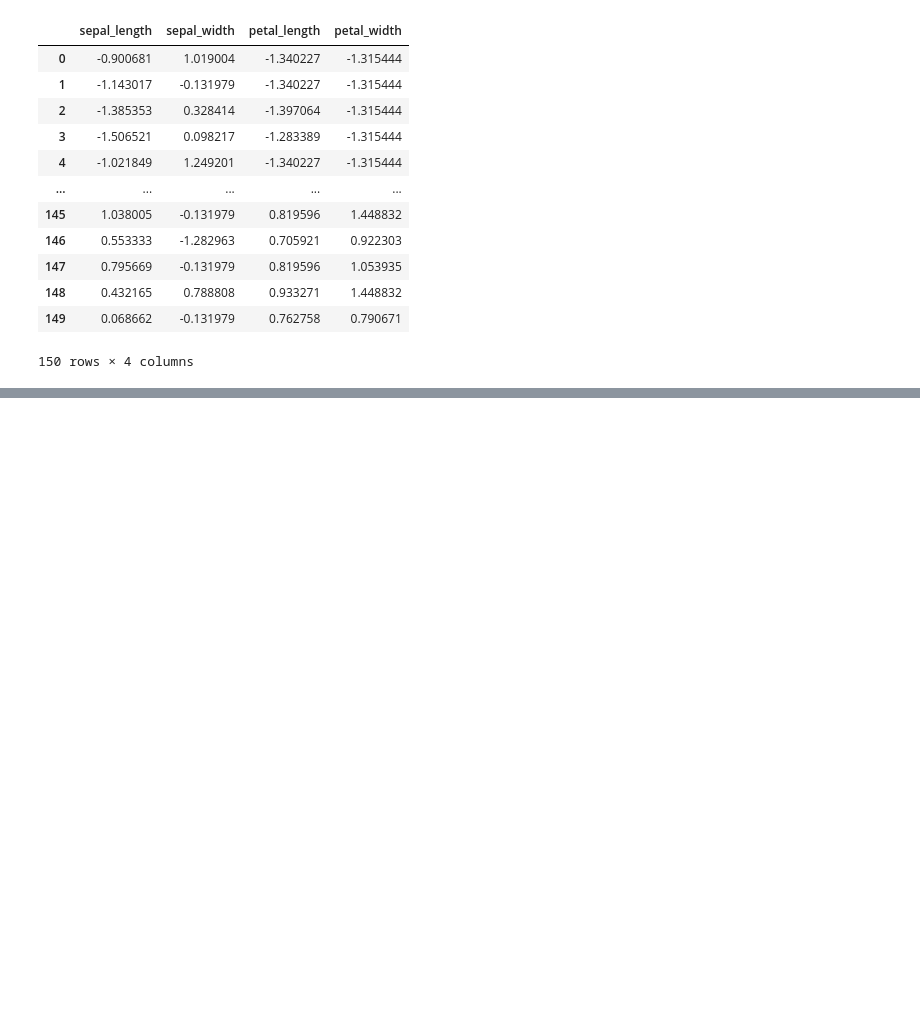
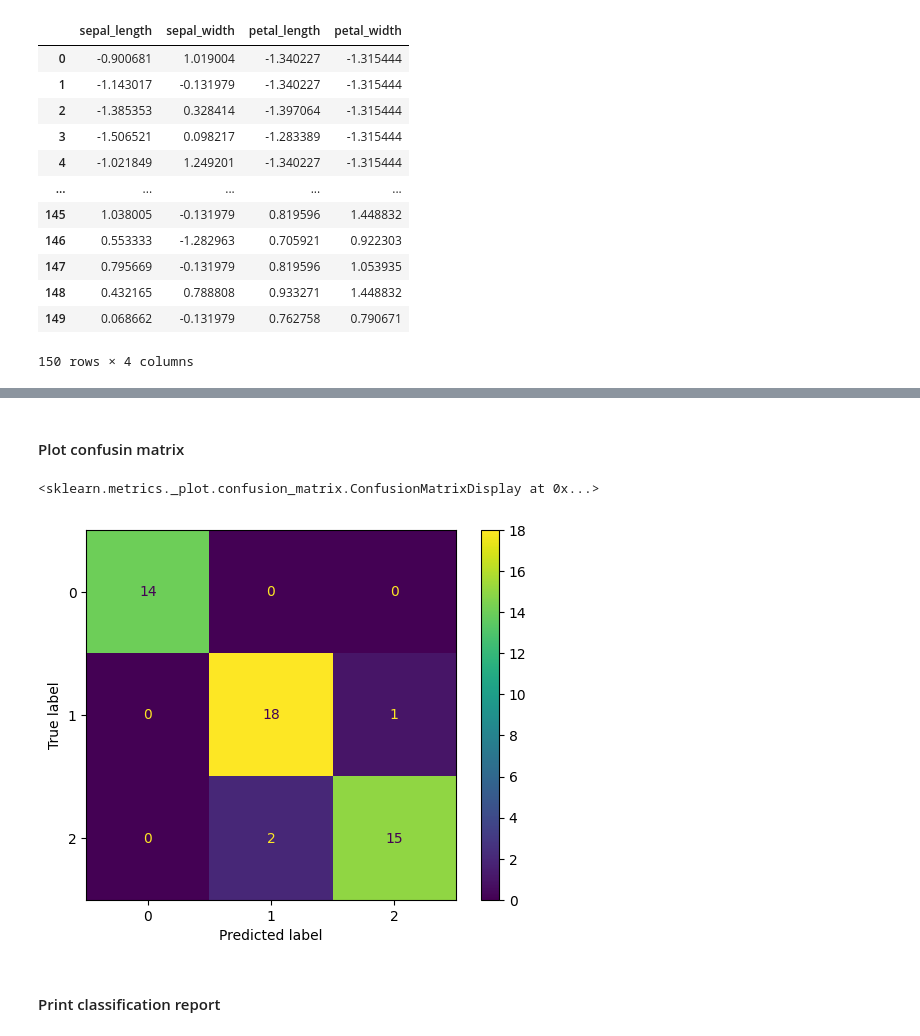
Before and after one commit to arvindravan/python_dsml, a Jupyter notebook: KNN/knn_classification.ipynb, the cells around one changed output, grey strips where cells are left out. Drawn from its saved outputs; the diff is of its cells as text; code cells hidden in the pictures; blank space fills up the shorter version.

```diff
--- a/KNN/knn_classification.ipynb
+++ b/KNN/knn_classification.ipynb
@@ -142,0 +178,3 @@ X_pre
+# %%
+params = {'n_neighbors':[3,4,5,6,7,8,9,10,11]}
+params
@@ -142,0 +183,5 @@ X_pre
+# %%
+from sklearn.model_selection import RandomizedSearchCV
+knn = KNeighborsClassifier()
+rscv = RandomizedSearchCV(knn,param_distributions=params,cv=5,scoring='f1_macro')
+rscv.fit(xtrain,ytrain)
@@ -142,0 +205,3 @@ X_pre
+# %%
+best_knn = rscv.best_estimator_
+best_knn
@@ -142,0 +236,3 @@ X_pre
+# %%
+ypred_ts = best_knn.predict(xtest)
+ypred_ts[:5]
@@ -142,0 +250,12 @@ X_pre
+# %% [markdown]
+#### Plot confusin matrix
+# %%
+from sklearn.metrics import confusion_matrix,ConfusionMatrixDisplay
+cf = confusion_matrix(ytest,ypred_ts)
+cfd = ConfusionMatrixDisplay(cf,display_labels=best_knn.classes_)
+cfd.plot()
+# %% [output]
+<sklearn.metrics._plot.confusion_matrix.ConfusionMatrixDisplay at 0x...>
+[figure, added]
+# %% [markdown]
+#### Print classification report
```
Also changed, not shown: parts of 38 cells of this notebook, 1 other file.
